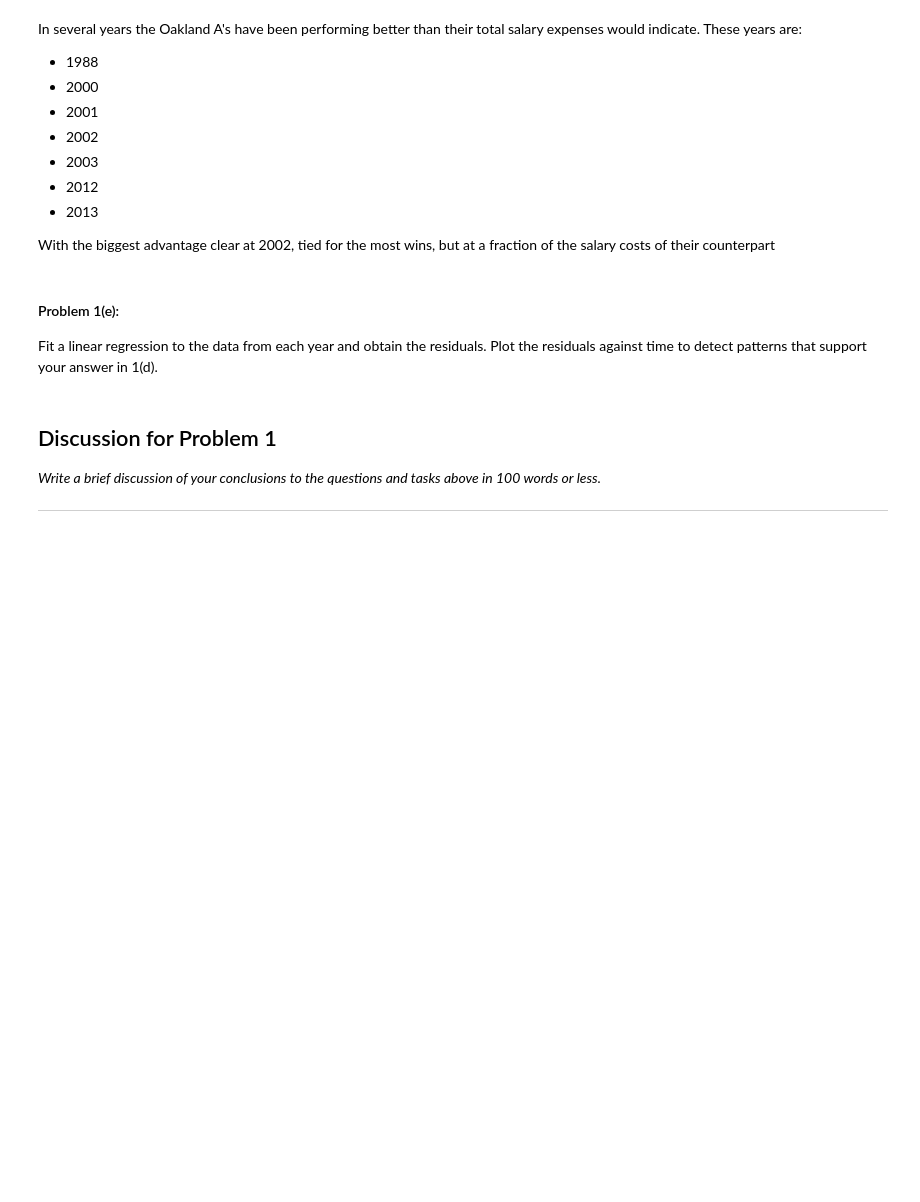
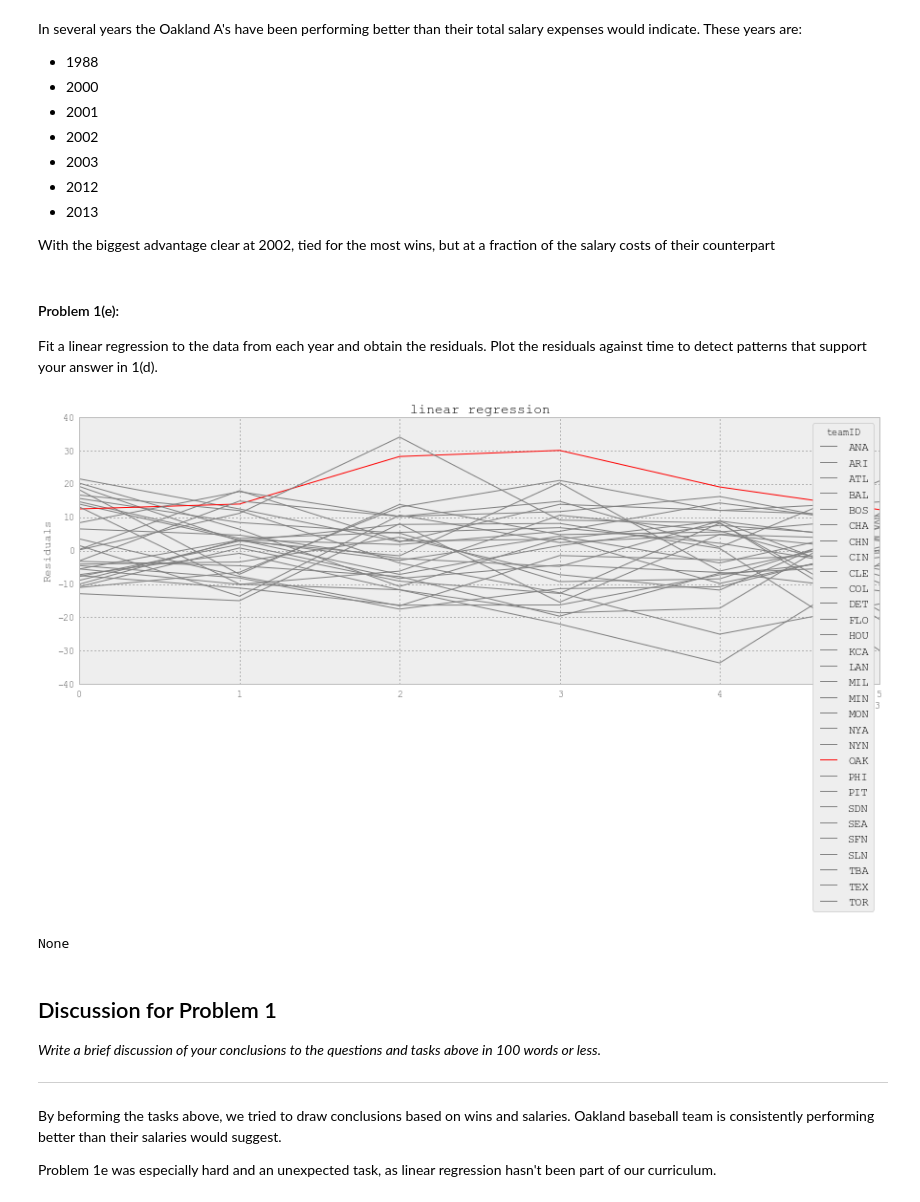
Before and after one commit to jvriemsdijk/Data-science, a Jupyter notebook: Opdrachten/week 3/HW1_UvA.ipynb, the cells around one changed output. Cells and saved outputs as stored; diff of their text form; code cells hidden in the pictures; blank space fills up the shorter version.

```diff
--- a/Opdrachten/week 3/HW1_UvA.ipynb
+++ b/Opdrachten/week 3/HW1_UvA.ipynb
@@ -197,6 +195,40 @@ Fit a linear regression to the data from each year and obtain the residuals. Plo
+# %%
+years = np.arange(1999, 2005)
+residuals = pd.DataFrame()
+
+for year in years:
+    df = merged[merged['yearID'] == year]
+    xAxis = df['salary'].values # Values in salary
+    xAxis = xAxis / 1000000 # Divided by 1000000 for a better visible plotting
+    yAxis = df['W'].values # Values in Wins.
+
+    # Estimate of the least squares
+    wins = np.array([x_axis, np.ones(len(xAxis))])
+
+    # numpy.linalg.lstsq returns least squares solutions to a linear matrix equation
+    leastSquares = np.linalg.lstsq(wins.T,yAxis)[0] # coefficients through numpy
+    regLine = (leastSquares[0] * xAxis + leastSquares[1]) # regression line
+
+    # Wins minus the regression line
+    residuals[year] = yAxis - regLine
+
+residuals.index = df['teamID']
+residuals = residuals.T # Transpose residuals
+
+# Oakland baseball team is displayed in red, rest in gray
+residuals.plot(title = 'linear regression', color=map(lambda teamID: 'red' if teamID=='OAK' else 'gray',df.teamID))
+
+print plt.show()
+# %% [output]
+[figure, added]
+None
 # %% [markdown]
 ## Discussion for Problem 1
 
 *Write a brief discussion of your conclusions to the questions and tasks above in 100 words or less.*
 
 ---
+
+By beforming the tasks above, we tried to draw conclusions based on wins and salaries. Oakland baseball team is consistently performing better than their salaries would suggest.
+
+Problem 1e was especially hard and an unexpected task, as linear regression hasn't been part of our curriculum.
```
Also changed, not shown: parts of 1 cell of this notebook.
